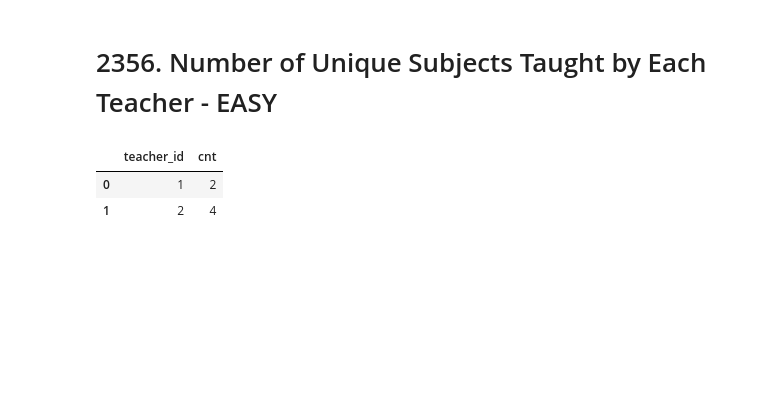
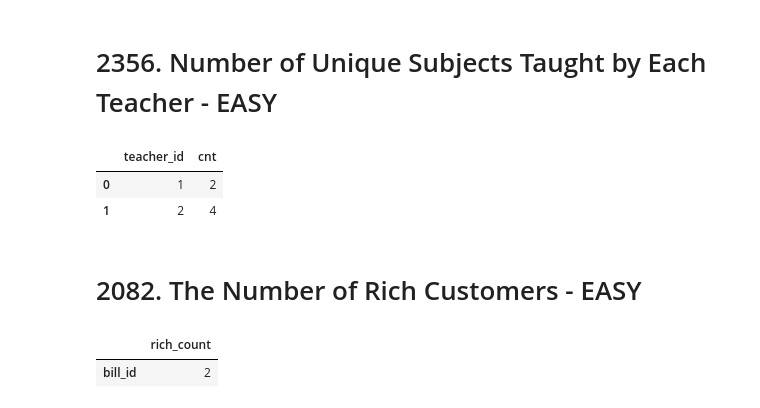
Before and after one commit to d3nnis2001/LeetCode, a Jupyter notebook: august2023.ipynb, the cells around one changed output. Saved outputs shown, nothing was run; the diff lists cells and outputs as text; code cells hidden in the pictures; blank space fills up the shorter version.

```diff
--- a/august2023.ipynb
+++ b/august2023.ipynb
@@ -1285,3 +1285,21 @@ count_unique_subjects(Teacher)
 |  | teacher_id | cnt |
 | 0 | 1 | 2 |
 | 1 | 2 | 4 |
+# %% [markdown]
+# 2082. The Number of Rich Customers - EASY
+# %%
+import pandas as pd
+
+data = [[6, 1, 549], [8, 1, 834], [4, 2, 394], [11, 3, 657], [13, 3, 257]]
+Store = pd.DataFrame(data, columns=['bill_id', 'customer_id', 'amount']).astype({'bill_id':'int64', 'customer_id':'int64', 'amount':'int64'})
+
+def count_rich_customers(store: pd.DataFrame) -> pd.DataFrame:
+    store = store.groupby("customer_id").max()
+    store = store[store["amount"] > 500]
+    result = pd.DataFrame(store.count(), columns=["rich_count"])
+    return result[:1]
+
+count_rich_customers(Store)
+# %% [output]
+|  | rich_count |
+| bill_id | 2 |
```
